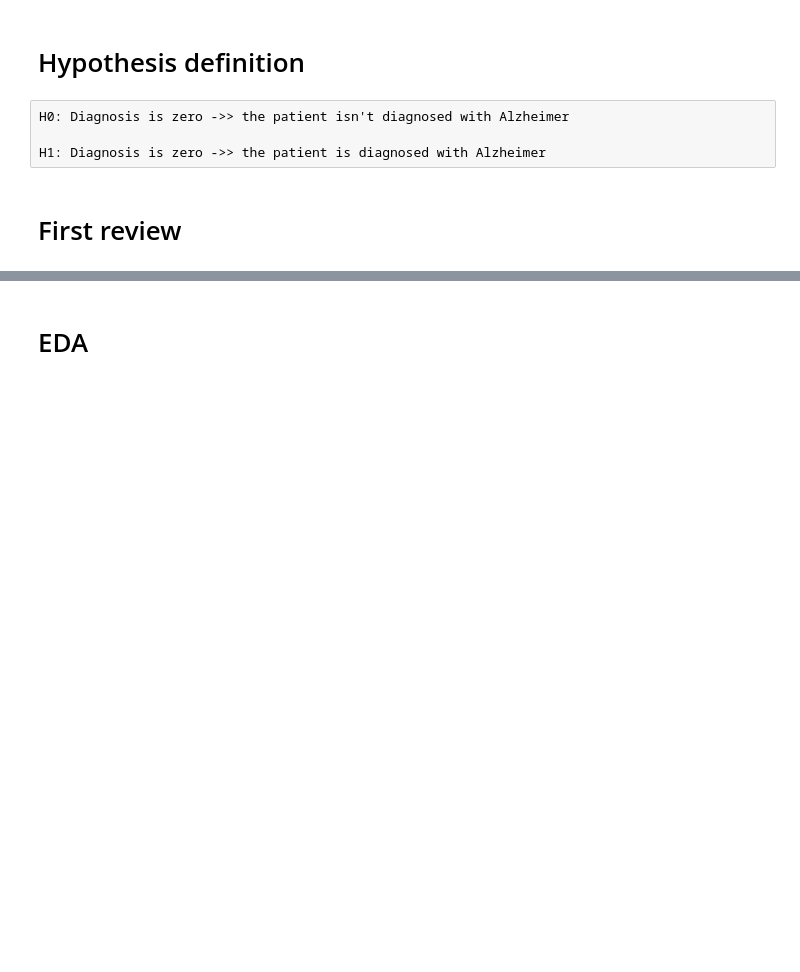
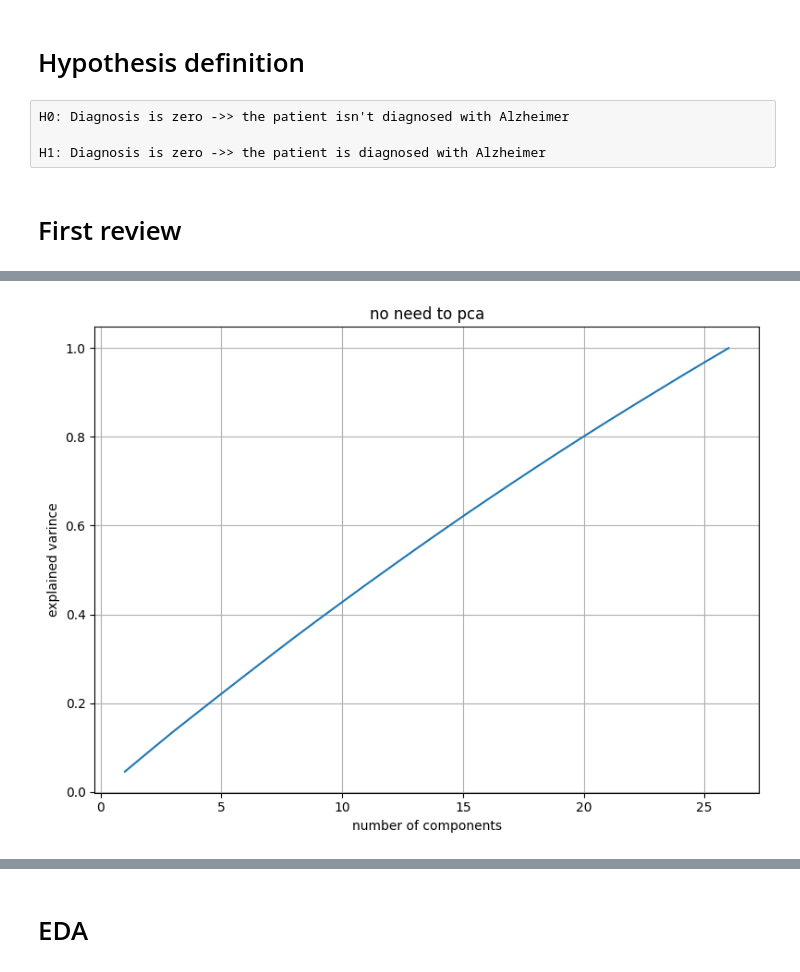
Before and after one commit to Itai1991Ortner/alzheimer_prediction, a Jupyter notebook: alzheimer_prediction.ipynb, the cells around one changed output, grey strips where cells are left out. Drawn from its saved outputs; the diff is of its cells as text; code cells hidden in the pictures; blank space fills up the shorter version.

```diff
--- a/alzheimer_prediction.ipynb
+++ b/alzheimer_prediction.ipynb
@@ -40,0 +97,8 @@ H1: Diagnosis is zero ->> the patient is diagnosed with Alzheimer
+# %%
+ethnicity_dict={0:"Caucasian",1:"African American",2:"Asian",3:"Other"}
+education_dict={0:"None",1:"High School",2:"Bachelor's",3:"Higher"}
+
+df['ethnicity']=df['ethnicity'].apply(lambda x: ethnicity_dict[x])
+df['educationlevel']=df['educationlevel'].apply(lambda x: education_dict[x])
+
+df.drop(columns=["patientid","doctorincharge","cholesteroltotal","systolicbp","age","diastolicbp"],axis=1,inplace=True)
@@ -40,0 +137,26 @@ H1: Diagnosis is zero ->> the patient is diagnosed with Alzheimer
+# %%
+def pca_elbow_component_metric(df):
+    scaler=StandardScaler()
+    df_scaled=scaler.fit_transform(df)
+
+    var_explained_ratio=[]
+    for n in range(1,len(df.columns)+1):
+        my_pca=PCA(n_components=n)
+        my_pca.fit(df_scaled)
+
+        var_explained_ratio.append(np.sum(my_pca.explained_variance_ratio_))
+
+    return var_explained_ratio
+
+var_explained_ratio_list=pca_elbow_component_metric(df.select_dtypes("number").drop(columns=['diagnosis']))
+
+plt.figure(figsize=(8,6),dpi=100)
+plt.plot(range(1,len(var_explained_ratio_list) + 1),var_explained_ratio_list)
+plt.title("no need to pca")
+plt.xlabel("number of components")
+plt.ylabel("explained varince")
+plt.grid(True)
+plt.tight_layout()
+plt.show()
+# %% [output]
+[figure, added]
```
Also changed, not shown: parts of 22 cells of this notebook.
